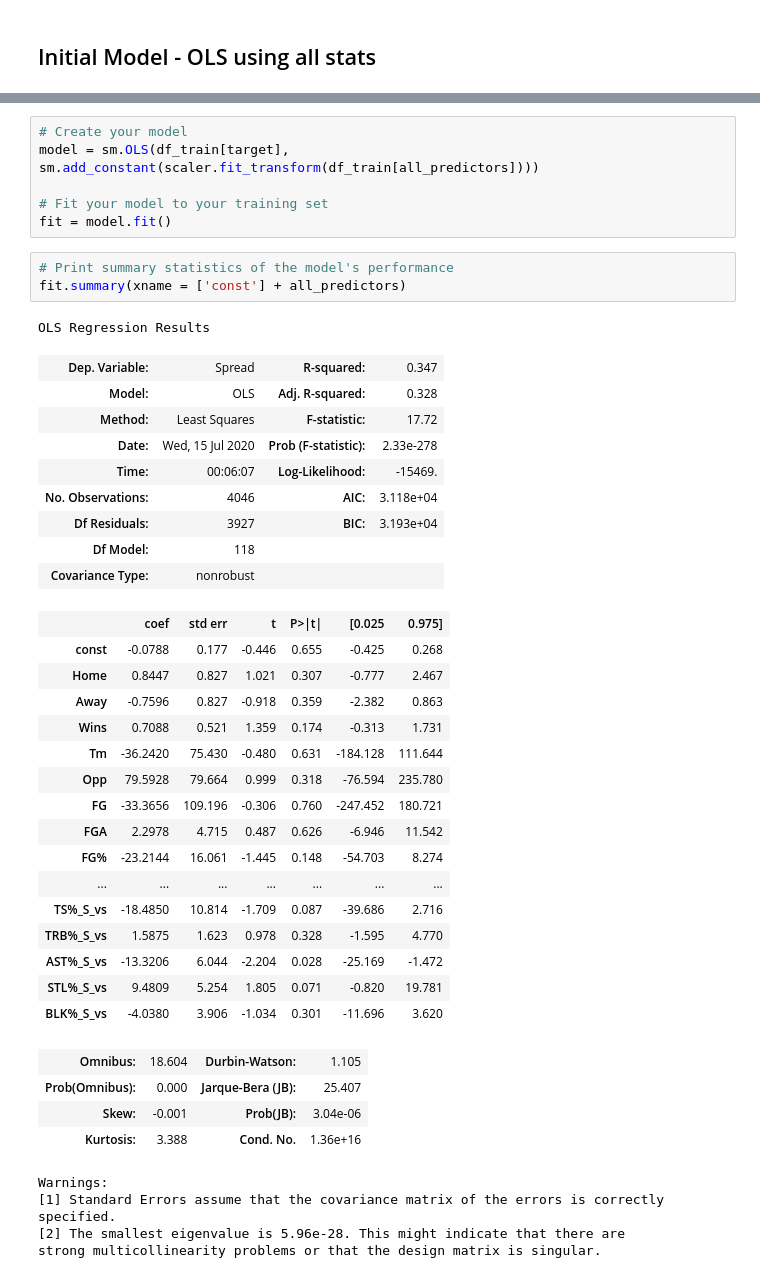
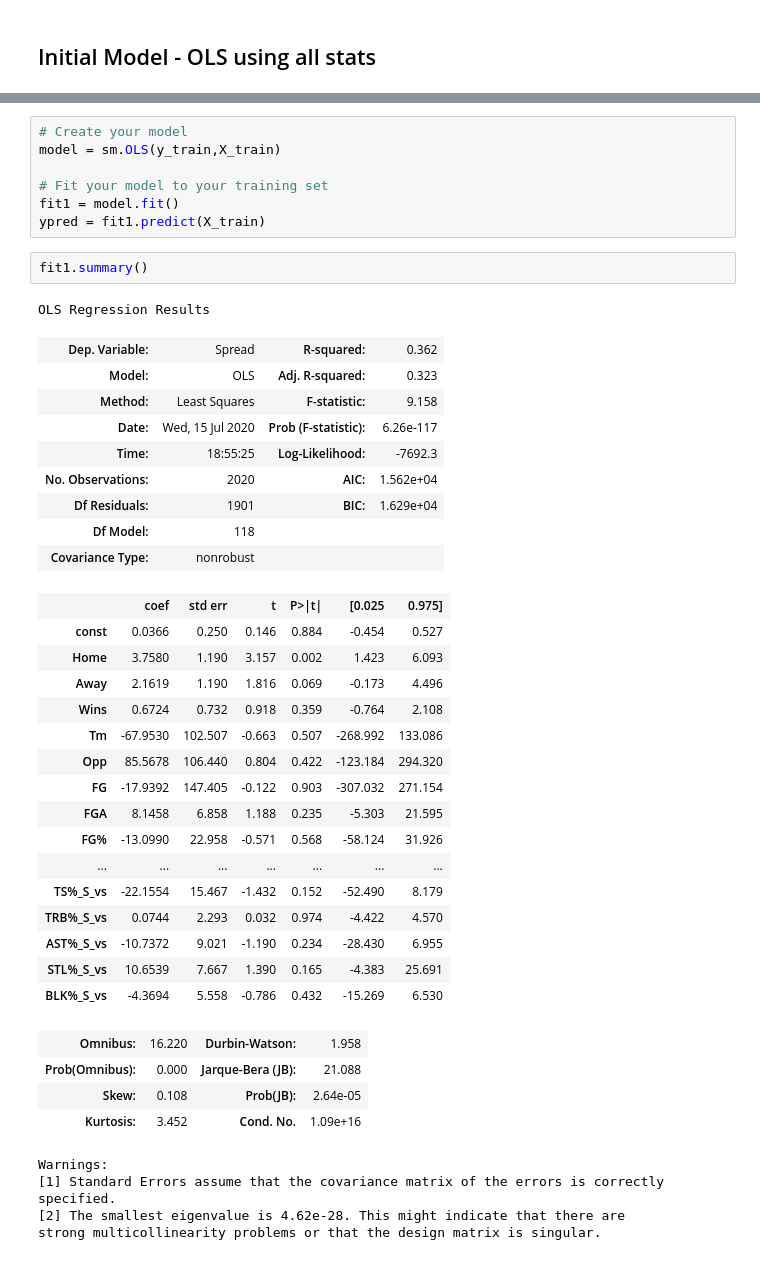
Before and after one commit to mrallenchen/NCAAMBB, a Jupyter notebook: Regression.ipynb, the cells around one changed output, grey strips where cells are left out. Saved outputs shown, nothing was run; the diff lists cells and outputs as text.

```diff
--- a/Regression.ipynb
+++ b/Regression.ipynb
@@ -70,44 +136,44 @@ scaler = StandardScaler()
 # %%
 # Create your model
-model = sm.OLS(df_train[target], sm.add_constant(scaler.fit_transform(df_train[all_predictors])))
+model = sm.OLS(y_train,X_train)
 
 # Fit your model to your training set
-fit = model.fit()
+fit1 = model.fit()
+ypred = fit1.predict(X_train)
-# %%
-# Print summary statistics of the model's performance
-fit.summary(xname = ['const'] + all_predictors)
-# %% [output]
-OLS Regression Results
-| Dep. Variable: | Spread | R-squared: | 0.347 |
-| Model: | OLS | Adj. R-squared: | 0.328 |
-| Method: | Least Squares | F-statistic: | 17.72 |
-| Date: | Wed, 15 Jul 2020 | Prob (F-statistic): | 2.33e-278 |
-| Time: | 00:06:07 | Log-Likelihood: | -15469. |
-| No. Observations: | 4046 | AIC: | 3.118e+04 |
-| Df Residuals: | 3927 | BIC: | 3.193e+04 |
-| Df Model: | 118 |  |  |
-| Covariance Type: | nonrobust |  |  |
-|  | coef | std err | t | P>|t| | [0.025 | 0.975] |
-| const | -0.0788 | 0.177 | -0.446 | 0.655 | -0.425 | 0.268 |
-| Home | 0.8447 | 0.827 | 1.021 | 0.307 | -0.777 | 2.467 |
-| Away | -0.7596 | 0.827 | -0.918 | 0.359 | -2.382 | 0.863 |
-| Wins | 0.7088 | 0.521 | 1.359 | 0.174 | -0.313 | 1.731 |
-| Tm | -36.2420 | 75.430 | -0.480 | 0.631 | -184.128 | 111.644 |
-| Opp | 79.5928 | 79.664 | 0.999 | 0.318 | -76.594 | 235.780 |
-| FG | -33.3656 | 109.196 | -0.306 | 0.760 | -247.452 | 180.721 |
-| FGA | 2.2978 | 4.715 | 0.487 | 0.626 | -6.946 | 11.542 |
-| FG% | -23.2144 | 16.061 | -1.445 | 0.148 | -54.703 | 8.274 |
-| ... | ... | ... | ... | ... | ... | ... |
-| TS%_S_vs | -18.4850 | 10.814 | -1.709 | 0.087 | -39.686 | 2.716 |
-| TRB%_S_vs | 1.5875 | 1.623 | 0.978 | 0.328 | -1.595 | 4.770 |
-| AST%_S_vs | -13.3206 | 6.044 | -2.204 | 0.028 | -25.169 | -1.472 |
-| STL%_S_vs | 9.4809 | 5.254 | 1.805 | 0.071 | -0.820 | 19.781 |
-| BLK%_S_vs | -4.0380 | 3.906 | -1.034 | 0.301 | -11.696 | 3.620 |
-| Omnibus: | 18.604 | Durbin-Watson: | 1.105 |
-| Prob(Omnibus): | 0.000 | Jarque-Bera (JB): | 25.407 |
-| Skew: | -0.001 | Prob(JB): | 3.04e-06 |
-| Kurtosis: | 3.388 | Cond. No. | 1.36e+16 |
-Warnings:
-[1] Standard Errors assume that the covariance matrix of the errors is correctly specified.
-[2] The smallest eigenvalue is 5.96e-28. This might indicate that there are
-strong multicollinearity problems or that the design matrix is singular.
+# %%
+fit1.summary()
+# %% [output]
+OLS Regression Results
+| Dep. Variable: | Spread | R-squared: | 0.362 |
+| Model: | OLS | Adj. R-squared: | 0.323 |
+| Method: | Least Squares | F-statistic: | 9.158 |
+| Date: | Wed, 15 Jul 2020 | Prob (F-statistic): | 6.26e-117 |
+| Time: | 18:55:25 | Log-Likelihood: | -7692.3 |
+| No. Observations: | 2020 | AIC: | 1.562e+04 |
+| Df Residuals: | 1901 | BIC: | 1.629e+04 |
+| Df Model: | 118 |  |  |
+| Covariance Type: | nonrobust |  |  |
+|  | coef | std err | t | P>|t| | [0.025 | 0.975] |
+| const | 0.0366 | 0.250 | 0.146 | 0.884 | -0.454 | 0.527 |
+| Home | 3.7580 | 1.190 | 3.157 | 0.002 | 1.423 | 6.093 |
+| Away | 2.1619 | 1.190 | 1.816 | 0.069 | -0.173 | 4.496 |
+| Wins | 0.6724 | 0.732 | 0.918 | 0.359 | -0.764 | 2.108 |
+| Tm | -67.9530 | 102.507 | -0.663 | 0.507 | -268.992 | 133.086 |
+| Opp | 85.5678 | 106.440 | 0.804 | 0.422 | -123.184 | 294.320 |
+| FG | -17.9392 | 147.405 | -0.122 | 0.903 | -307.032 | 271.154 |
+| FGA | 8.1458 | 6.858 | 1.188 | 0.235 | -5.303 | 21.595 |
+| FG% | -13.0990 | 22.958 | -0.571 | 0.568 | -58.124 | 31.926 |
+| ... | ... | ... | ... | ... | ... | ... |
+| TS%_S_vs | -22.1554 | 15.467 | -1.432 | 0.152 | -52.490 | 8.179 |
+| TRB%_S_vs | 0.0744 | 2.293 | 0.032 | 0.974 | -4.422 | 4.570 |
+| AST%_S_vs | -10.7372 | 9.021 | -1.190 | 0.234 | -28.430 | 6.955 |
+| STL%_S_vs | 10.6539 | 7.667 | 1.390 | 0.165 | -4.383 | 25.691 |
+| BLK%_S_vs | -4.3694 | 5.558 | -0.786 | 0.432 | -15.269 | 6.530 |
+| Omnibus: | 16.220 | Durbin-Watson: | 1.958 |
+| Prob(Omnibus): | 0.000 | Jarque-Bera (JB): | 21.088 |
+| Skew: | 0.108 | Prob(JB): | 2.64e-05 |
+| Kurtosis: | 3.452 | Cond. No. | 1.09e+16 |
+Warnings:
+[1] Standard Errors assume that the covariance matrix of the errors is correctly specified.
+[2] The smallest eigenvalue is 4.62e-28. This might indicate that there are
+strong multicollinearity problems or that the design matrix is singular.
```
Also changed, not shown: parts of 22 cells of this notebook, 41 other files.
